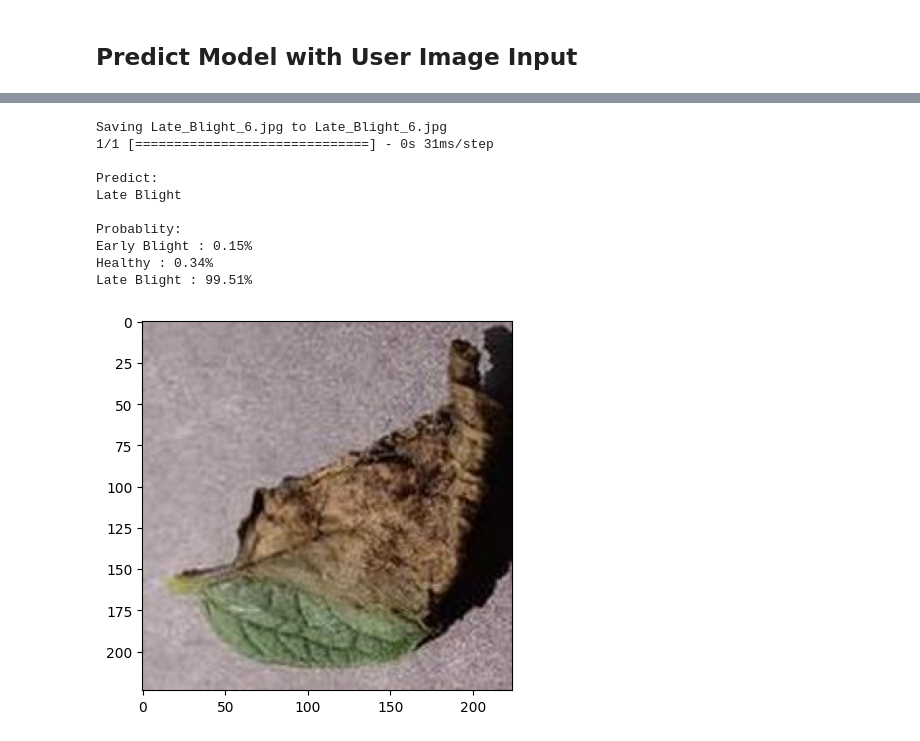
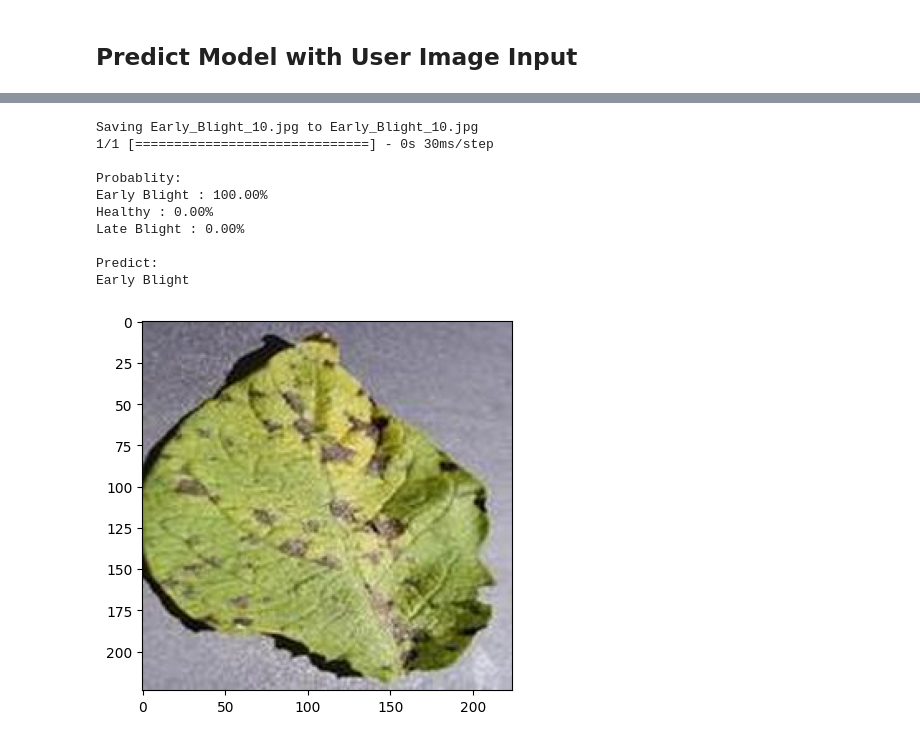
Before and after one commit to SyarifulMsth/TaniCerdas, a Jupyter notebook: notebooks/Kentang_Models.ipynb, the cells around one changed output, grey strips where cells are left out. Drawn from its saved outputs; the diff is of its cells as text; code cells hidden in the pictures.

```diff
--- a/notebooks/Kentang_Models.ipynb
+++ b/notebooks/Kentang_Models.ipynb
@@ -138,17 +138,16 @@ train_generator = train_datagen.flow_from_directory(
         batch_size = 100,
         target_size = (224,224),
         class_mode = 'categorical',
-        color_mode = 'rgb',
         subset='training'
 )
 
 validation_generator = validation_datagen.flow_from_directory(
         data_dir,
-        batch_size = 50,
+        batch_size = 32,
         target_size = (224,224),
         class_mode = 'categorical',
-        color_mode = 'rgb',
-        subset='validation'
+        subset='validation',
+        shuffle=False
 )
 # %% [output]
 Found 1200 images belonging to 3 classes.
@@ -221,7 +208,8 @@ def create_model():
   dropout_layer = Dropout(0.5)(base_model)
   GlobalAveragePooling2DLayer = layers.GlobalAveragePooling2D()(dropout_layer)
   denseLayer = layers.Dense(512, activation='relu')(GlobalAveragePooling2DLayer)
-  outputs = Dense(3, activation='softmax')(denseLayer)
+  dropout_layer = Dropout(0.5)(denseLayer)
+  outputs = Dense(3, activation='softmax')(dropout_layer)
   densenet_model = Model(pre_trained_model.input, outputs)
 
 # Compile
@@ -387,43 +379,45 @@ import keras.utils as image
 from google.colab import files
 
 # get user image input
 labels = ['Early Blight', 'Healthy', 'Late Blight']
 
 uploaded = files.upload()
 
 for path in uploaded.keys():
   img = image.load_img(path, target_size=(224,224))
   imgplot = plt.imshow(img)
   x = image.img_to_array(img)
   x = np.expand_dims(x, axis=0)
 
   images = np.vstack([x])
   images /= 255
 
   classes = densenet_model.predict(images, batch_size=32)
   predicted_class_indices=np.argmax(classes)
 
+print("\nProbablity:")
+for idx, val in enumerate(labels):
+  print("{} : {:.2f}%".format(val, classes[0][idx] * 100))
+
 print("\nPredict:")
 if predicted_class_indices == 0:
   print('Early Blight')
 elif predicted_class_indices == 1:
   print('Healthy')
 elif predicted_class_indices == 2:
   print('Late Blight')
-
-print("\nProbablity:")
-for idx, val in enumerate(labels):
-  print("{} : {:.2f}%".format(val, classes[0][idx] * 100))
+else:
+  print('Unknown!')
 # %% [output]
 [interactive output not drawn]
-Saving Late_Blight_6.jpg to Late_Blight_6.jpg
-1/1 [==============================] - 0s 31ms/step
+Saving Early_Blight_10.jpg to Early_Blight_10.jpg
+1/1 [==============================] - 0s 30ms/step
+
+Probablity:
+Early Blight : 100.00%
+Healthy : 0.00%
+Late Blight : 0.00%
 
 Predict:
-Late Blight
-
-Probablity:
-Early Blight : 0.15%
-Healthy : 0.34%
-Late Blight : 99.51%
+Early Blight
-[figure, old version]
+[figure, new version]
```
Also changed, not shown: parts of 12 cells of this notebook.
